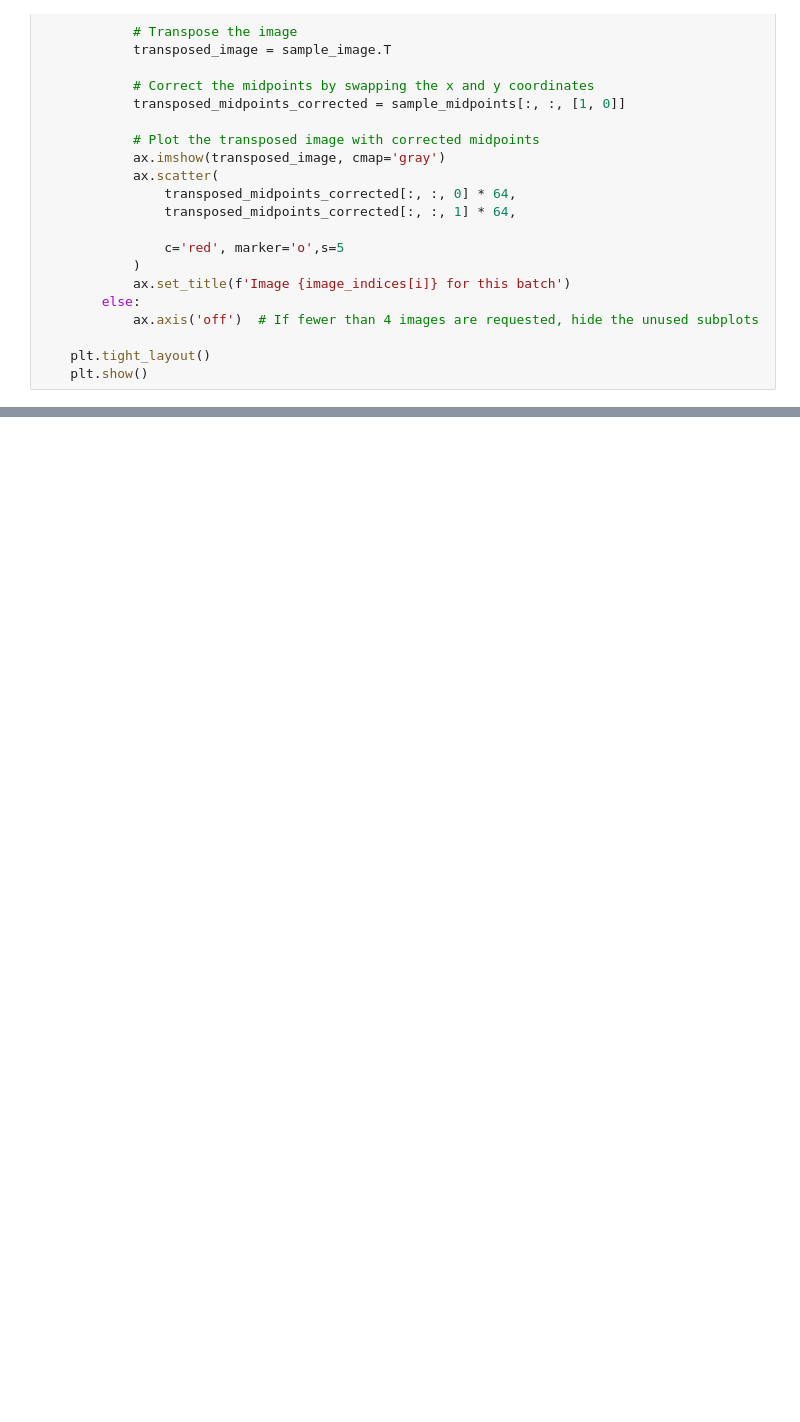
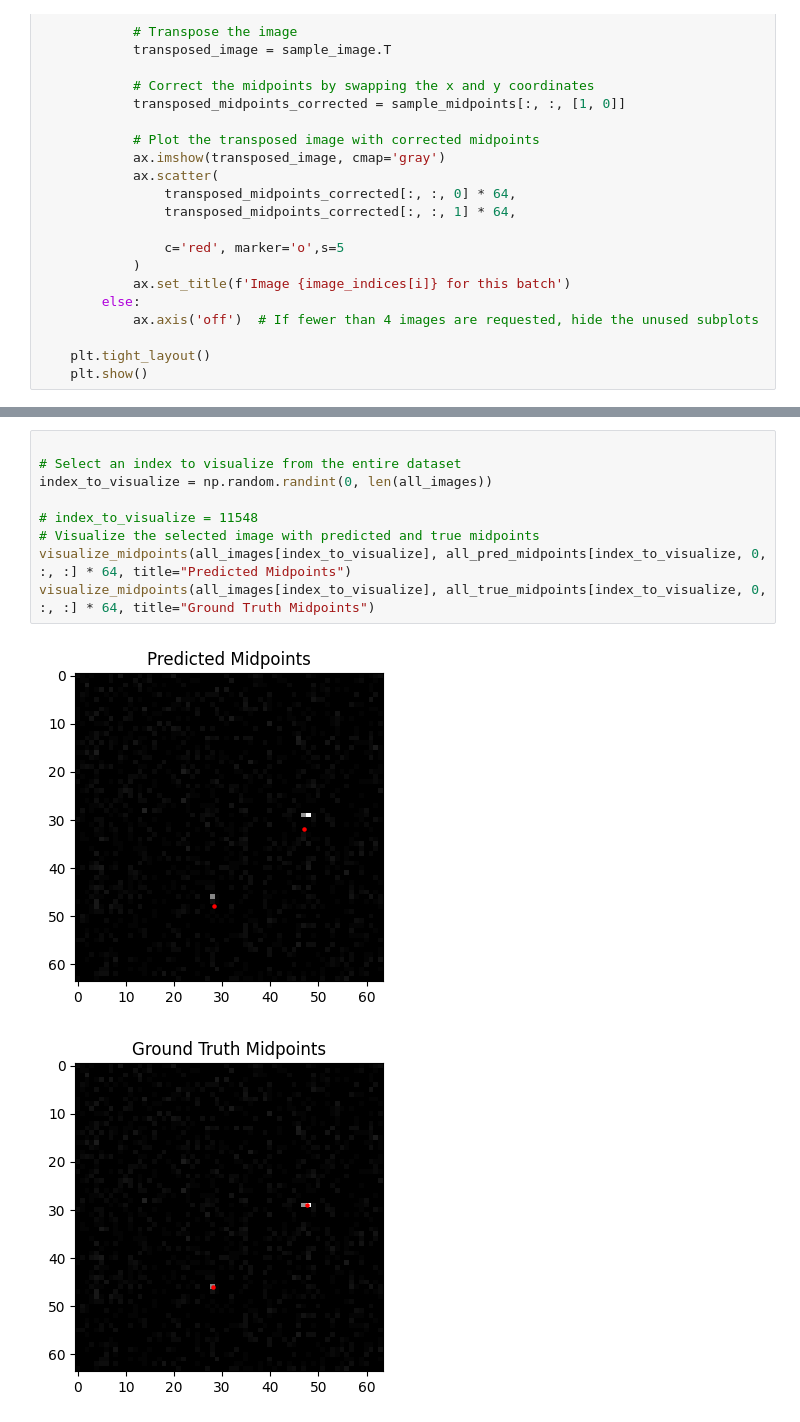
Before and after one commit to DerrickAppiahOsei/da886, a Jupyter notebook: ResNet34.ipynb, the cells around one changed output, grey strips where cells are left out. Saved outputs shown, nothing was run; the diff lists cells and outputs as text; blank space fills up the shorter version.

```diff
--- a/ResNet34.ipynb
+++ b/ResNet34.ipynb
@@ -275,0 +468,12 @@ Model: "resnet34"
+# %%
+
+# Select an index to visualize from the entire dataset
+index_to_visualize = np.random.randint(0, len(all_images))
+
+# index_to_visualize = 11548
+# Visualize the selected image with predicted and true midpoints
+visualize_midpoints(all_images[index_to_visualize], all_pred_midpoints[index_to_visualize, 0, :, :] * 64, title="Predicted Midpoints")
+visualize_midpoints(all_images[index_to_visualize], all_true_midpoints[index_to_visualize, 0, :, :] * 64, title="Ground Truth Midpoints")
+# %% [output]
+[figure, added]
+[figure, added]
```
Also changed, not shown: parts of 22 cells of this notebook, 1 other file.
